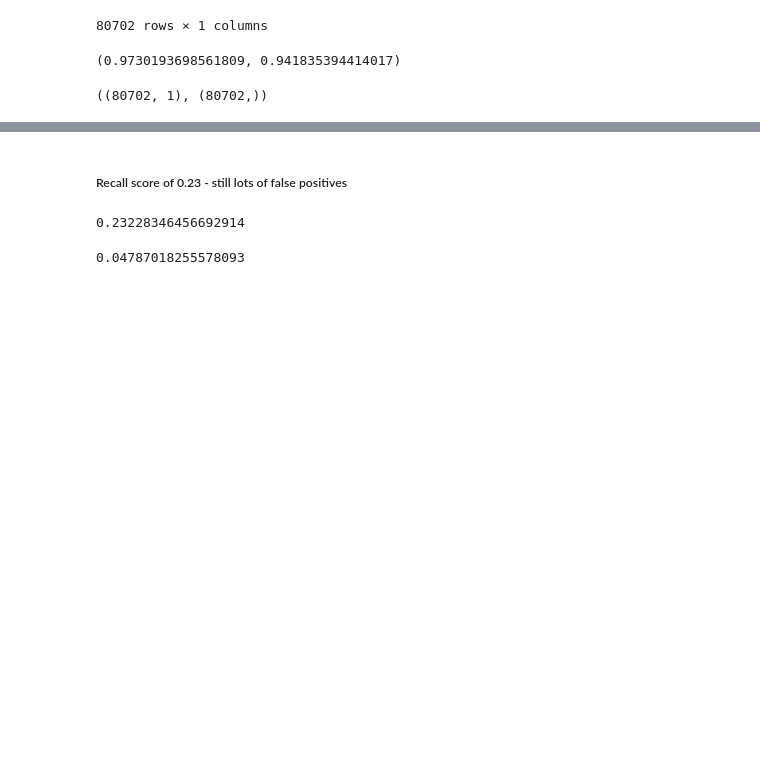
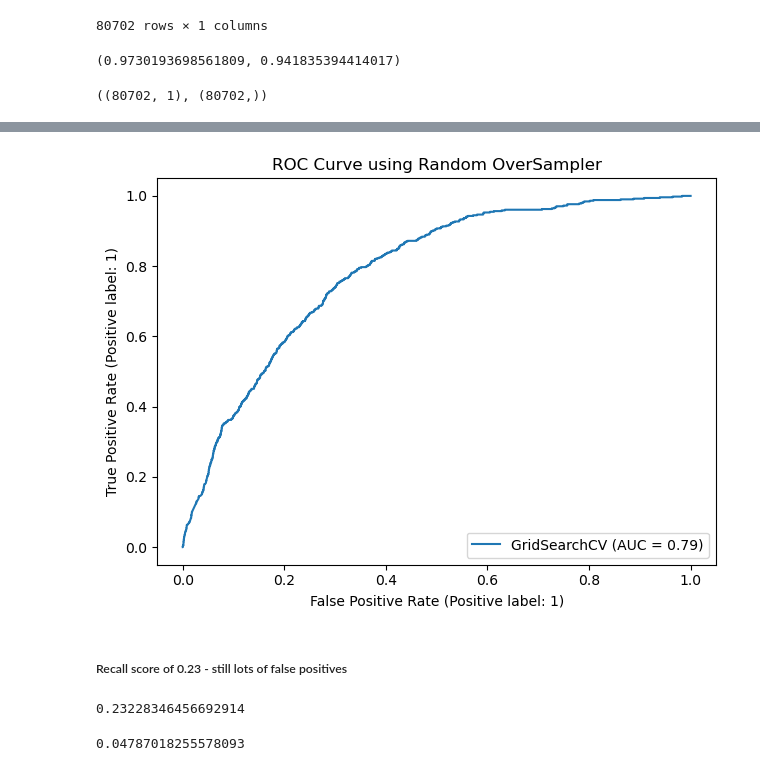
Before and after one commit to DKaneData/GA-AirBnB-Capstone, a Jupyter notebook: code/07_Oversample_Model.ipynb, the cells around one changed output, grey strips where cells are left out. Drawn from its saved outputs; the diff is of its cells as text; code cells hidden in the pictures; blank space fills up the shorter version.

```diff
--- a/code/07_Oversample_Model.ipynb
+++ b/code/07_Oversample_Model.ipynb
@@ -415,3 +422,13 @@ ConfusionMatrixDisplay.from_estimator(gs, X_test['comments_clean'], y_test);
+# %%
+RocCurveDisplay.from_estimator(gs, X_test['comments_clean'], y_test)
+
+plt.title('ROC Curve using Random OverSampler')
+
+plt.tight_layout()
+
+plt.savefig('../images/07_oversample_ROC_curve.png', dpi = 192);
+# %% [output]
+[figure, added]
 # %% [markdown]
 ##### Recall score of 0.23 - still lots of false positives
 # %%
```
Also changed, not shown: parts of 4 cells of this notebook, 17 other files.
